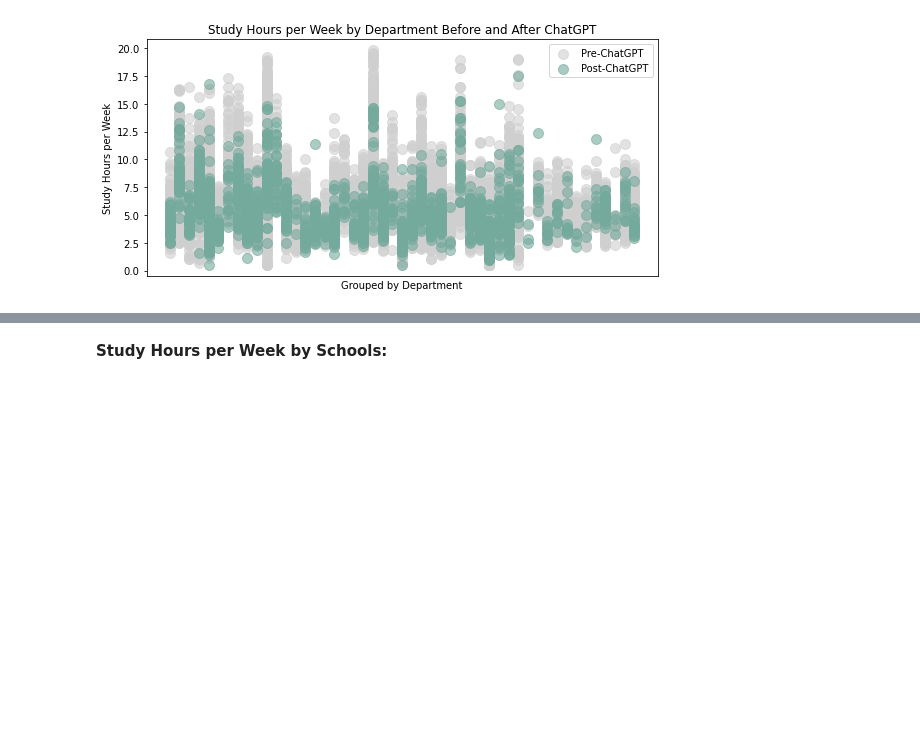
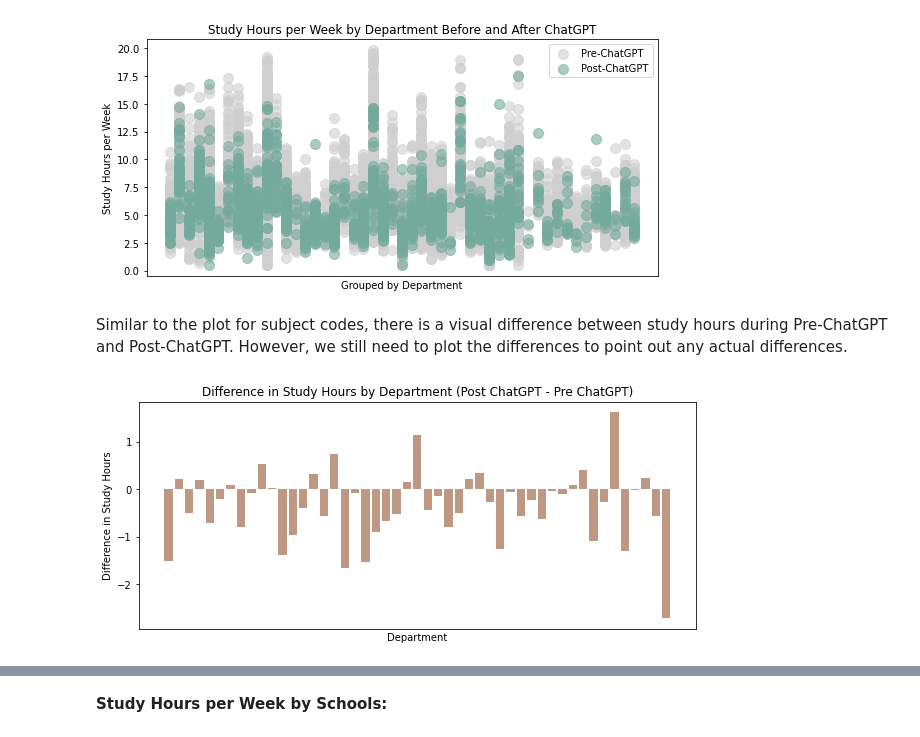
Before and after one commit to aydintabai/AI-Academic-Impact-Case-Study, a Jupyter notebook: EDACheckpoint_Group112_WI24.ipynb, the cells around one changed output, grey strips where cells are left out. Drawn from its saved outputs; the diff is of its cells as text; code cells hidden in the pictures; blank space fills up the shorter version.

```diff
--- a/EDACheckpoint_Group112_WI24.ipynb
+++ b/EDACheckpoint_Group112_WI24.ipynb
@@ -793,3 +836,23 @@ plt.tight_layout()  # Adjusts subplot params to give some padding
 plt.show()
 # %% [output]
 [figure]
+# %% [markdown]
+Similar to the plot for subject codes, there is a visual difference between study hours during Pre-ChatGPT and Post-ChatGPT. However, we still need to plot the differences to point out any actual differences.
+# %%
+# Plot differences by department
+department_mean_post = post_gpt.groupby('Department')['Study Hours per Week'].mean()
+department_mean_pre = pre_gpt.groupby('Department')['Study Hours per Week'].mean()
+
+study_hours_difference = department_mean_post - department_mean_pre
+
+plt.figure(figsize=(9, 6))
+plt.bar(study_hours_difference.index, study_hours_difference.values, color='#bf9884')
+plt.title('Difference in Study Hours by Department (Post ChatGPT - Pre ChatGPT)')
+plt.ylabel('Difference in Study Hours')
+plt.xlabel('Department')
+plt.xticks(rotation=45, ha='right')
+plt.tight_layout()
+plt.xticks([])
+plt.show()
+# %% [output]
+[figure, added]
```
Also changed, not shown: parts of 33 cells of this notebook.
